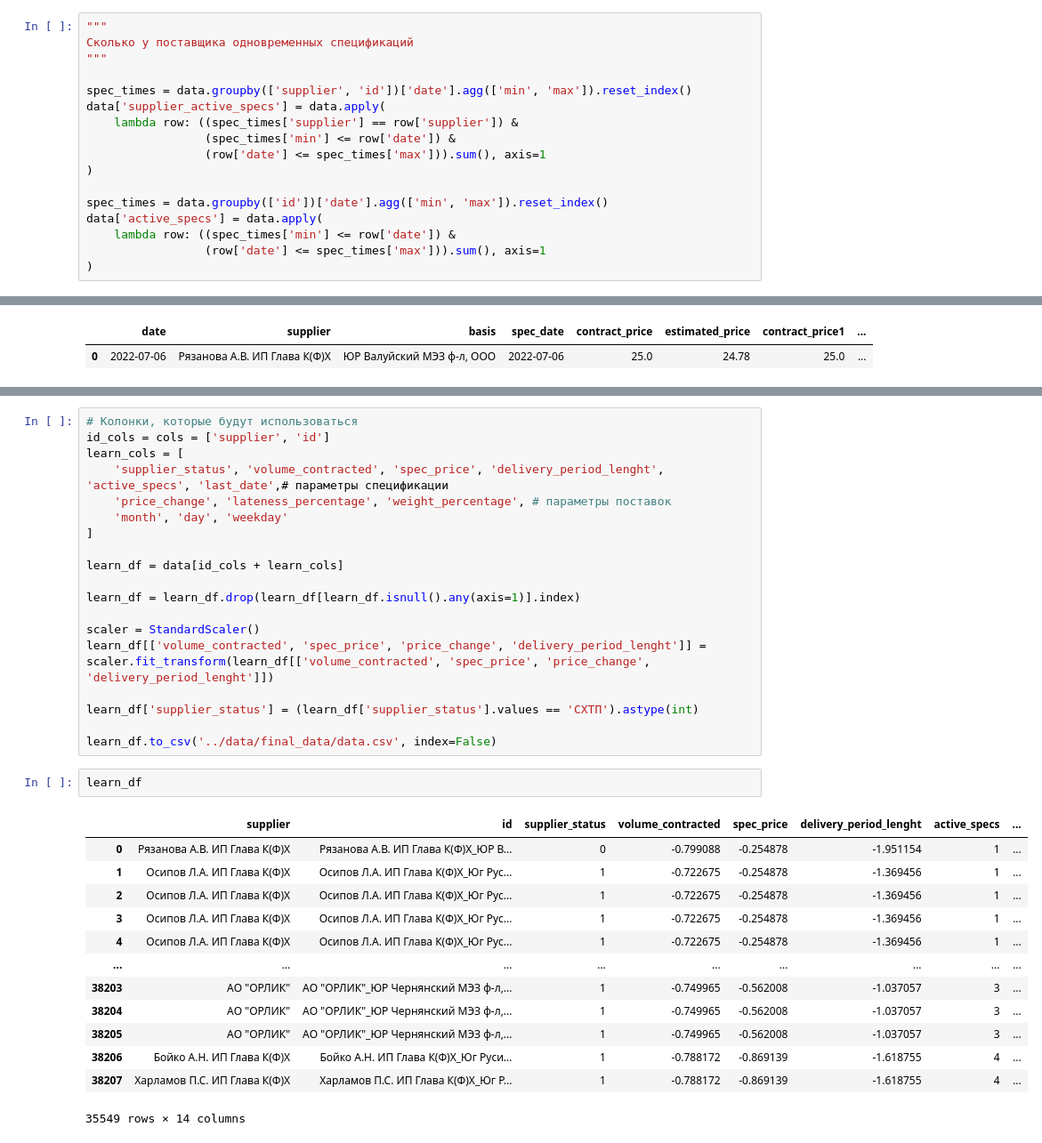
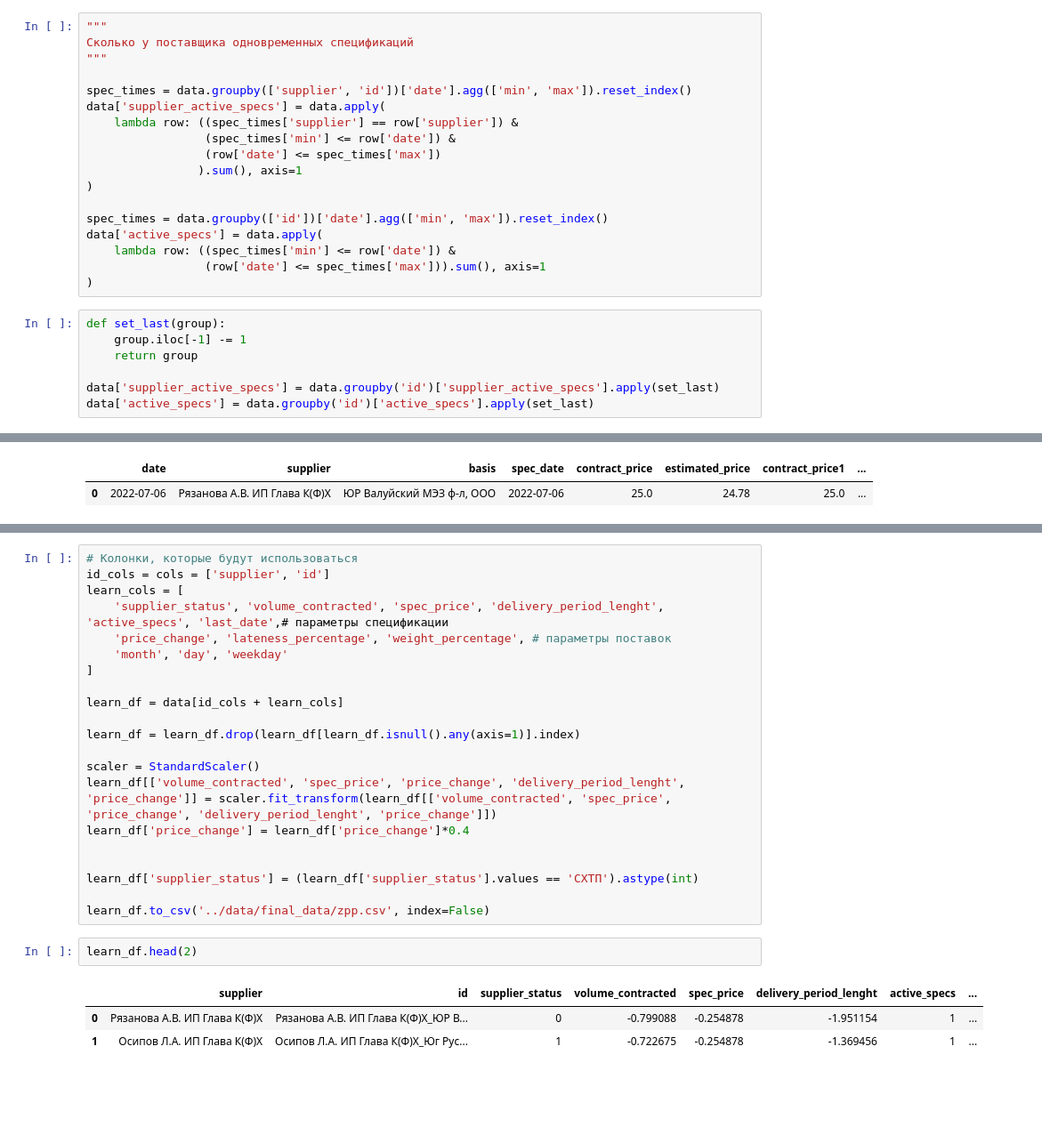
Before and after one commit to my-sas/Suppliers-time-series-analysis, a Jupyter notebook: notebooks/EDA.ipynb, the cells around one changed output, grey strips where cells are left out. Shown at 89% size. Drawn from its saved outputs; the diff is of its cells as text; blank space fills up the shorter version.

```diff
--- a/notebooks/EDA.ipynb
+++ b/notebooks/EDA.ipynb
@@ -236,7 +251,8 @@ spec_times = data.groupby(['supplier', 'id'])['date'].agg(['min', 'max']).reset_
 data['supplier_active_specs'] = data.apply(
     lambda row: ((spec_times['supplier'] == row['supplier']) &
                  (spec_times['min'] <= row['date']) &
-                 (row['date'] <= spec_times['max'])).sum(), axis=1
+                 (row['date'] <= spec_times['max'])
+                ).sum(), axis=1
 )
 
 spec_times = data.groupby(['id'])['date'].agg(['min', 'max']).reset_index()
@@ -244,3 +260,10 @@ data['active_specs'] = data.apply(
     lambda row: ((spec_times['min'] <= row['date']) &
                  (row['date'] <= spec_times['max'])).sum(), axis=1
 )
+# %%
+def set_last(group):
+    group.iloc[-1] -= 1
+    return group
+
+data['supplier_active_specs'] = data.groupby('id')['supplier_active_specs'].apply(set_last)
+data['active_specs'] = data.groupby('id')['active_specs'].apply(set_last)
@@ -326,24 +391,16 @@ learn_df = data[id_cols + learn_cols]
 learn_df = learn_df.drop(learn_df[learn_df.isnull().any(axis=1)].index)
 
 scaler = StandardScaler()
-learn_df[['volume_contracted', 'spec_price', 'price_change', 'delivery_period_lenght']] = scaler.fit_transform(learn_df[['volume_contracted', 'spec_price', 'price_change', 'delivery_period_lenght']])
+learn_df[['volume_contracted', 'spec_price', 'price_change', 'delivery_period_lenght', 'price_change']] = scaler.fit_transform(learn_df[['volume_contracted', 'spec_price', 'price_change', 'delivery_period_lenght', 'price_change']])
+learn_df['price_change'] = learn_df['price_change']*0.4
+
 
 learn_df['supplier_status'] = (learn_df['supplier_status'].values == 'СХТП').astype(int)
 
-learn_df.to_csv('../data/final_data/data.csv', index=False)
+learn_df.to_csv('../data/final_data/zpp.csv', index=False)
 # %%
-learn_df
+learn_df.head(2)
 # %% [output]
 |  | supplier | id | supplier_status | volume_contracted | spec_price | delivery_period_lenght | active_specs | ... |
 | 0 | Рязанова А.В. ИП Глава К(Ф)Х | Рязанова А.В. ИП Глава К(Ф)Х_ЮР В... | 0 | -0.799088 | -0.254878 | -1.951154 | 1 | ... |
 | 1 | Осипов Л.А. ИП Глава К(Ф)Х | Осипов Л.А. ИП Глава К(Ф)Х_Юг Рус... | 1 | -0.722675 | -0.254878 | -1.369456 | 1 | ... |
-| 2 | Осипов Л.А. ИП Глава К(Ф)Х | Осипов Л.А. ИП Глава К(Ф)Х_Юг Рус... | 1 | -0.722675 | -0.254878 | -1.369456 | 1 | ... |
-| 3 | Осипов Л.А. ИП Глава К(Ф)Х | Осипов Л.А. ИП Глава К(Ф)Х_Юг Рус... | 1 | -0.722675 | -0.254878 | -1.369456 | 1 | ... |
-| 4 | Осипов Л.А. ИП Глава К(Ф)Х | Осипов Л.А. ИП Глава К(Ф)Х_Юг Рус... | 1 | -0.722675 | -0.254878 | -1.369456 | 1 | ... |
-| ... | ... | ... | ... | ... | ... | ... | ... | ... |
-| 38203 | АО "ОРЛИК" | АО "ОРЛИК"_ЮР Чернянский МЭЗ ф-л,... | 1 | -0.749965 | -0.562008 | -1.037057 | 3 | ... |
-| 38204 | АО "ОРЛИК" | АО "ОРЛИК"_ЮР Чернянский МЭЗ ф-л,... | 1 | -0.749965 | -0.562008 | -1.037057 | 3 | ... |
-| 38205 | АО "ОРЛИК" | АО "ОРЛИК"_ЮР Чернянский МЭЗ ф-л,... | 1 | -0.749965 | -0.562008 | -1.037057 | 3 | ... |
-| 38206 | Бойко А.Н. ИП Глава К(Ф)Х | Бойко А.Н. ИП Глава К(Ф)Х_Юг Руси... | 1 | -0.788172 | -0.869139 | -1.618755 | 4 | ... |
-| 38207 | Харламов П.С. ИП Глава К(Ф)Х | Харламов П.С. ИП Глава К(Ф)Х_Юг Р... | 1 | -0.788172 | -0.869139 | -1.618755 | 4 | ... |
-35549 rows × 14 columns
```
Also changed, not shown: parts of 8 cells of this notebook, 40 other files.
